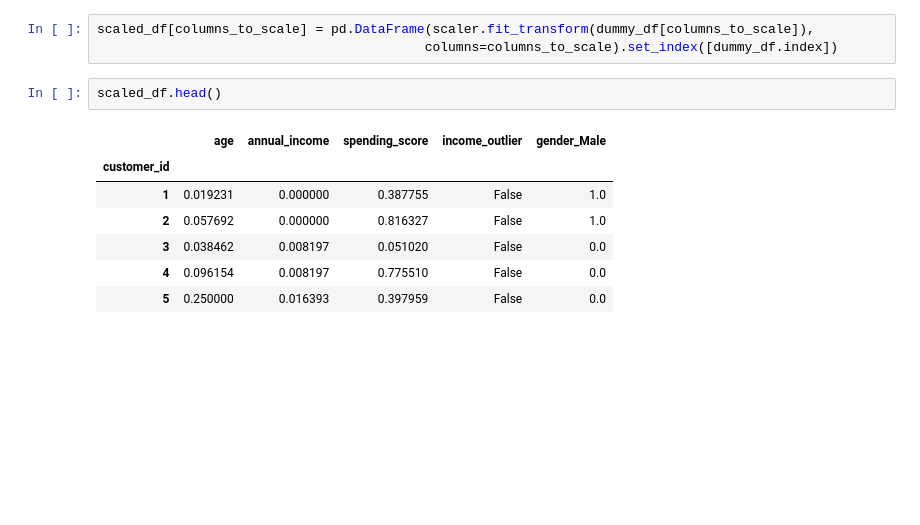
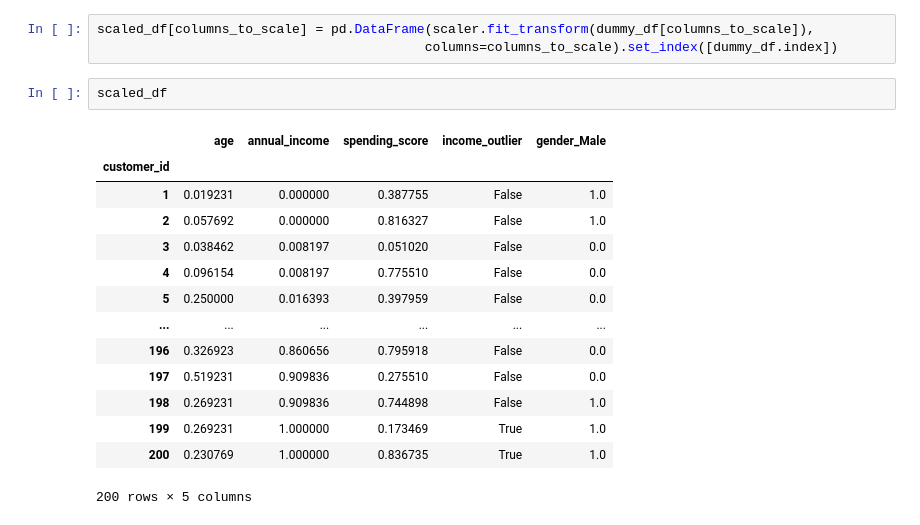
Before and after one commit to AndrewRachuig/clustering-exercises, a Jupyter notebook: zillow.ipynb, the cells around one changed output. Cells and saved outputs as stored; diff of their text form; blank space fills up the shorter version.

```diff
--- a/zillow.ipynb
+++ b/zillow.ipynb
@@ -435,12 +435,19 @@ scaled_df = dummy_df.copy()
 scaled_df[columns_to_scale] = pd.DataFrame(scaler.fit_transform(dummy_df[columns_to_scale]),
                                           columns=columns_to_scale).set_index([dummy_df.index])
 # %%
-scaled_df.head()
+scaled_df
 # %% [output]
 |  | age | annual_income | spending_score | income_outlier | gender_Male |
 | customer_id |  |  |  |  |  |
 | 1 | 0.019231 | 0.000000 | 0.387755 | False | 1.0 |
 | 2 | 0.057692 | 0.000000 | 0.816327 | False | 1.0 |
 | 3 | 0.038462 | 0.008197 | 0.051020 | False | 0.0 |
 | 4 | 0.096154 | 0.008197 | 0.775510 | False | 0.0 |
 | 5 | 0.250000 | 0.016393 | 0.397959 | False | 0.0 |
+| ... | ... | ... | ... | ... | ... |
+| 196 | 0.326923 | 0.860656 | 0.795918 | False | 0.0 |
+| 197 | 0.519231 | 0.909836 | 0.275510 | False | 0.0 |
+| 198 | 0.269231 | 0.909836 | 0.744898 | False | 1.0 |
+| 199 | 0.269231 | 1.000000 | 0.173469 | True | 1.0 |
+| 200 | 0.230769 | 1.000000 | 0.836735 | True | 1.0 |
+200 rows × 5 columns
```
Also changed, not shown: parts of 1 cell of this notebook, 1 other file.
